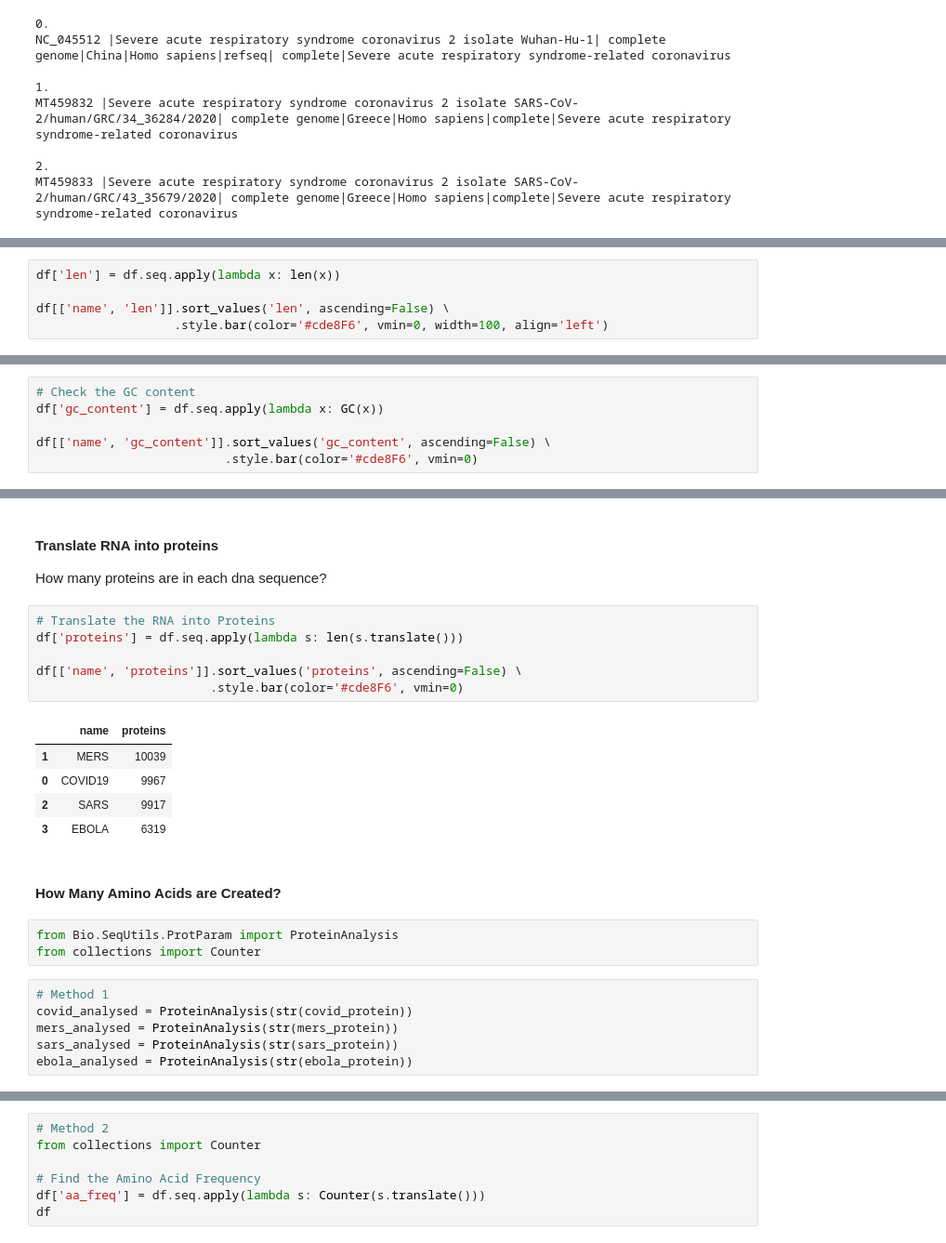
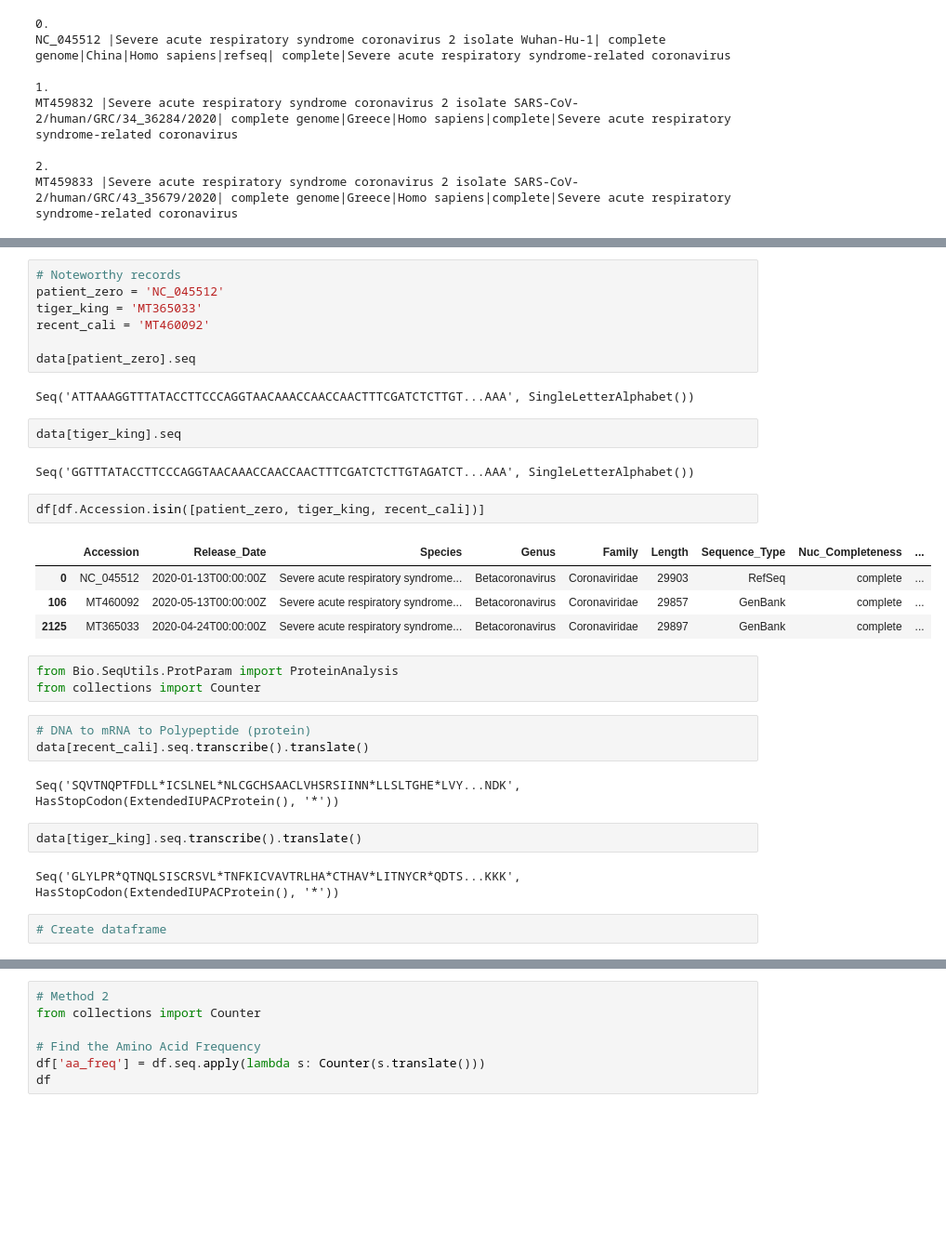
Before and after one commit to lukexyz/DNA-Toolbox, a Jupyter notebook: notebooks/03-COVID19-GlobalAnalysis.ipynb, the cells around one changed output, grey strips where cells are left out. Shown at 93% size. Drawn from its saved outputs; the diff is of its cells as text; blank space fills up the shorter version.

```diff
--- a/notebooks/03-COVID19-GlobalAnalysis.ipynb
+++ b/notebooks/03-COVID19-GlobalAnalysis.ipynb
@@ -110,5 +74,0 @@ df
-# %%
-df['len'] = df.seq.apply(lambda x: len(x))
-
-df[['name', 'len']].sort_values('len', ascending=False) \
-                   .style.bar(color='#cde8F6', vmin=0, width=100, align='left')
@@ -125,6 +74,0 @@ df[['name', 'len']].sort_values('len', ascending=False) \
-# %%
-# Check the GC content
-df['gc_content'] = df.seq.apply(lambda x: GC(x))
-
-df[['name', 'gc_content']].sort_values('gc_content', ascending=False) \
-                          .style.bar(color='#cde8F6', vmin=0)
@@ -139,26 +75,34 @@ df[['name', 'gc_content']].sort_values('gc_content', ascending=False) \
-# %% [markdown]
-#### Translate RNA into proteins
-How many proteins are in each dna sequence?
-# %%
-# Translate the RNA into Proteins
-df['proteins'] = df.seq.apply(lambda s: len(s.translate()))
-
-df[['name', 'proteins']].sort_values('proteins', ascending=False) \
-                        .style.bar(color='#cde8F6', vmin=0)
-# %% [output]
-|  | name | proteins |
-| 1 | MERS | 10039 |
-| 0 | COVID19 | 9967 |
-| 2 | SARS | 9917 |
-| 3 | EBOLA | 6319 |
-# %% [markdown]
-#### How Many Amino Acids are Created?
+# %%
+# Noteworthy records
+patient_zero = 'NC_045512'
+tiger_king = 'MT365033'
+recent_cali = 'MT460092'
+
+data[patient_zero].seq
+# %% [output]
+Seq('ATTAAAGGTTTATACCTTCCCAGGTAACAAACCAACCAACTTTCGATCTCTTGT...AAA', SingleLetterAlphabet())
+# %%
+data[tiger_king].seq
+# %% [output]
+Seq('GGTTTATACCTTCCCAGGTAACAAACCAACCAACTTTCGATCTCTTGTAGATCT...AAA', SingleLetterAlphabet())
+# %%
+df[df.Accession.isin([patient_zero, tiger_king, recent_cali])]
+# %% [output]
+|  | Accession | Release_Date | Species | Genus | Family | Length | Sequence_Type | Nuc_Completeness | ... |
+| 0 | NC_045512 | 2020-01-13T00:00:00Z | Severe acute respiratory syndrome... | Betacoronavirus | Coronaviridae | 29903 | RefSeq | complete | ... |
+| 106 | MT460092 | 2020-05-13T00:00:00Z | Severe acute respiratory syndrome... | Betacoronavirus | Coronaviridae | 29857 | GenBank | complete | ... |
+| 2125 | MT365033 | 2020-04-24T00:00:00Z | Severe acute respiratory syndrome... | Betacoronavirus | Coronaviridae | 29897 | GenBank | complete | ... |
 # %%
 from Bio.SeqUtils.ProtParam import ProteinAnalysis
 from collections import Counter
-# %%
-# Method 1
-covid_analysed = ProteinAnalysis(str(covid_protein))
-mers_analysed = ProteinAnalysis(str(mers_protein))
-sars_analysed = ProteinAnalysis(str(sars_protein))
-ebola_analysed = ProteinAnalysis(str(ebola_protein))
+# %%
+# DNA to mRNA to Polypeptide (protein)
+data[recent_cali].seq.transcribe().translate()
+# %% [output]
+Seq('SQVTNQPTFDLL*ICSLNEL*NLCGCHSAACLVHSRSIINN*LLSLTGHE*LVY...NDK', HasStopCodon(ExtendedIUPACProtein(), '*'))
+# %%
+data[tiger_king].seq.transcribe().translate()
+# %% [output]
+Seq('GLYLPR*QTNQLSISCRSVL*TNFKICVAVTRLHA*CTHAV*LITNYCR*QDTS...KKK', HasStopCodon(ExtendedIUPACProtein(), '*'))
+# %%
+# Create dataframe
```
Also changed, not shown: parts of 23 cells of this notebook.
